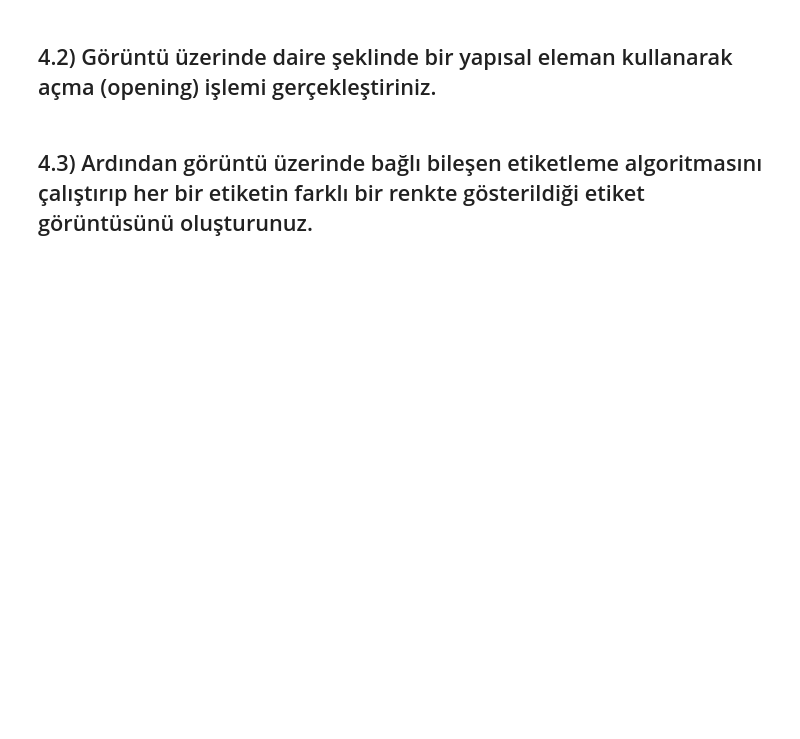
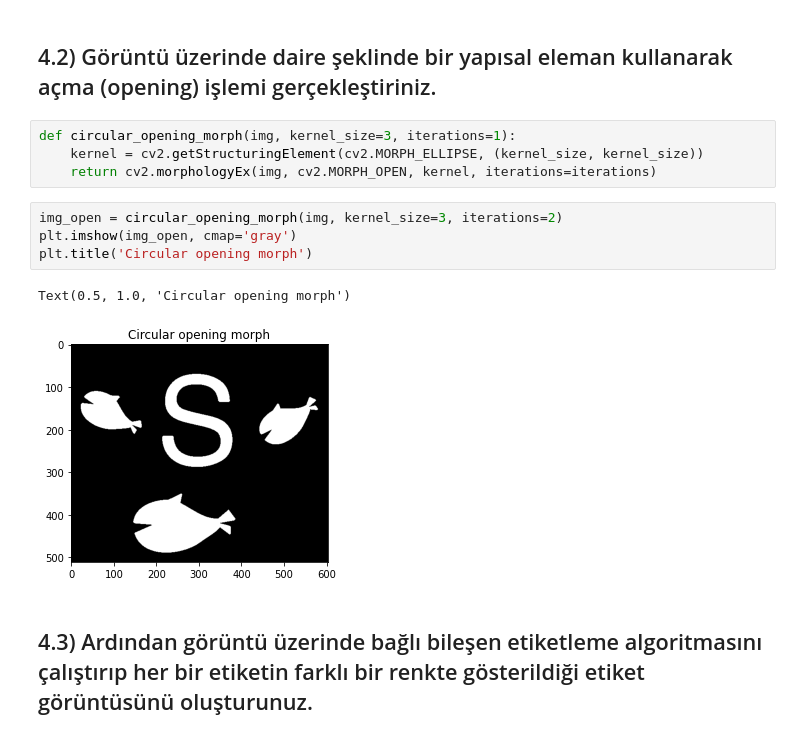
Before and after one commit to melihozaydin/MSc_Projects, a Jupyter notebook: BM5113 - Bilgisayarla Görme/hw1/1.4.ipynb, the cells around one changed output. Cells and saved outputs as stored; diff of their text form; blank space fills up the shorter version.

```diff
--- a/BM5113 - Bilgisayarla Görme/hw1/1.4.ipynb
+++ b/BM5113 - Bilgisayarla Görme/hw1/1.4.ipynb
@@ -11,4 +21,15 @@ import cv2
 # %% [markdown]
 ##    4.2)  Görüntü üzerinde daire şeklinde bir yapısal eleman kullanarak açma (opening) işlemi gerçekleştiriniz.
+# %%
+def circular_opening_morph(img, kernel_size=3, iterations=1):
+    kernel = cv2.getStructuringElement(cv2.MORPH_ELLIPSE, (kernel_size, kernel_size))
+    return cv2.morphologyEx(img, cv2.MORPH_OPEN, kernel, iterations=iterations)
+# %%
+img_open = circular_opening_morph(img, kernel_size=3, iterations=2)
+plt.imshow(img_open, cmap='gray')
+plt.title('Circular opening morph')
+# %% [output]
+Text(0.5, 1.0, 'Circular opening morph')
+[figure, added]
 # %% [markdown]
 ##    4.3) Ardından görüntü üzerinde bağlı bileşen etiketleme algoritmasını çalıştırıp her bir etiketin farklı bir renkte gösterildiği etiket görüntüsünü oluşturunuz.
```
Also changed, not shown: parts of 5 cells of this notebook, 3 other files.
